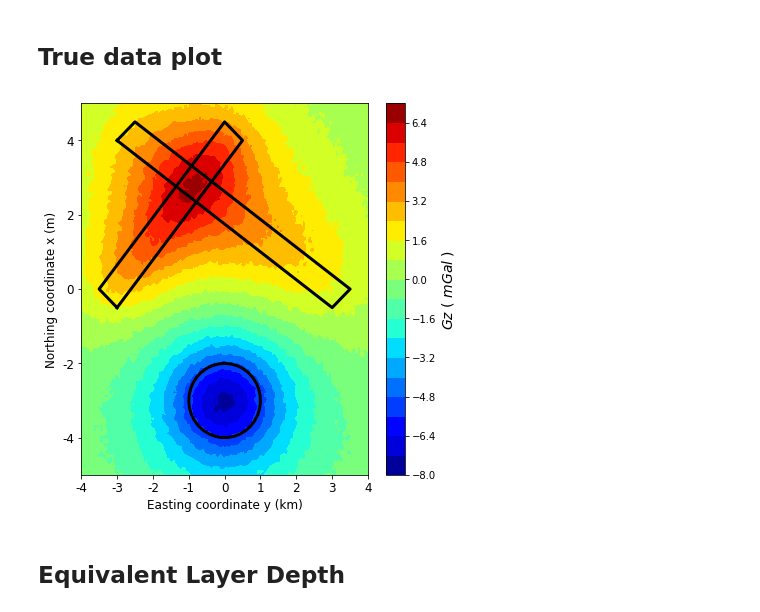
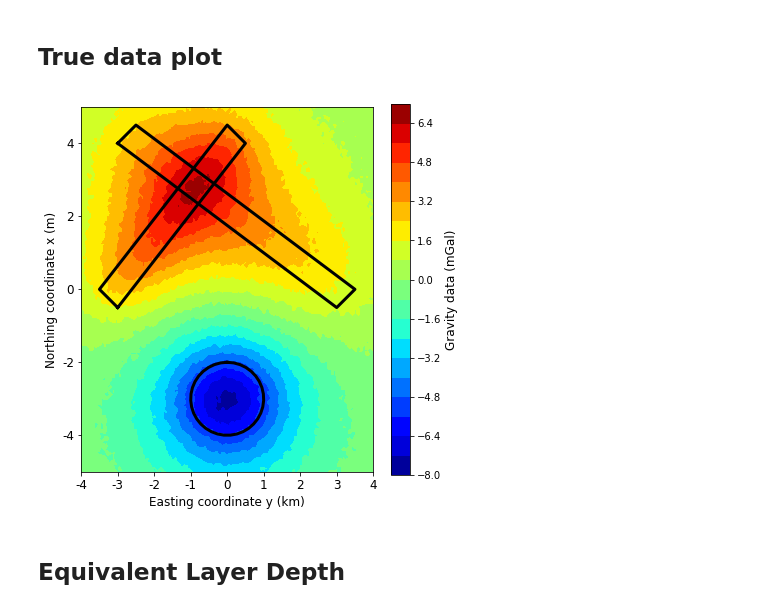
Before and after one commit to pinga-lab/Eq_Layer-Toeplitz, a Jupyter notebook: code/Fast_equivalent_dobs_med.ipynb, the cells around one changed output. Drawn from its saved outputs; the diff is of its cells as text; code cells hidden in the pictures.

```diff
--- a/code/Fast_equivalent_dobs_med.ipynb
+++ b/code/Fast_equivalent_dobs_med.ipynb
@@ -34,37 +34,37 @@ xc, yc = -3000, 0
 #Projection_model
 phi = np.linspace(0, 2.*np.pi, 36)  #36 points
 x = xc + R*np.cos(phi)
 y = yc + R*np.sin(phi)
 
 x_p = [-3000., -3500, 0, 500, -3000.]
 y_p = [-500., 0, 4500, 4000, -500.]
 
 x_p2 = [-3000, -2500, 3500, 3000, -3000.]
 y_p2 = [4000, 4500, 0, -500, 4000]
 
 # plot of the vertical component of the gravitational atraction at z=0
 plt.figure(figsize=(6,6))
 
 plt.plot()
 plt.tricontourf(yi,xi,dobs,22,cmap='jet')
 plt.plot(x_p,y_p,color="k", linewidth=3)
 plt.plot(x_p2,y_p2,color="k", linewidth=3)
 plt.plot(y, x, color="k", linewidth=3)
 cb = plt.colorbar(shrink=1)
-#plt.axis('scaled')
-cb.set_label('$Gz$ ( $mGal$ )', rotation=90, fontsize=14)
+plt.axis('scaled')
+cb.set_label('Gravity data (mGal)', rotation=90, fontsize=12)
 plt.xlim(np.min(yi),np.max(yi))
 plt.ylim(np.min(xi),np.max(xi))
 plt.xticks(fontsize=12)
 plt.yticks(fontsize=12)
 plt.xlabel('Easting coordinate y (km)', fontsize=12)
 plt.ylabel('Northing coordinate x (m)', fontsize=12)
 mpl.m2km()
 #plt.plot(yi, xi, 'ko-', alpha=0.1)
 plt.tight_layout(True)
-#plt.savefig('../manuscript/Fig/synthetic_data_med.png', dpi=300)
+plt.savefig('../manuscript/Fig/synthetic_data_med.png', dpi=300)
 # %% [output]
-[figure, old version]
+[figure, new version]
 # %% [markdown]
 ## Equivalent Layer Depth
 # %%
```
Also changed, not shown: parts of 8 cells of this notebook, 12 other files.
